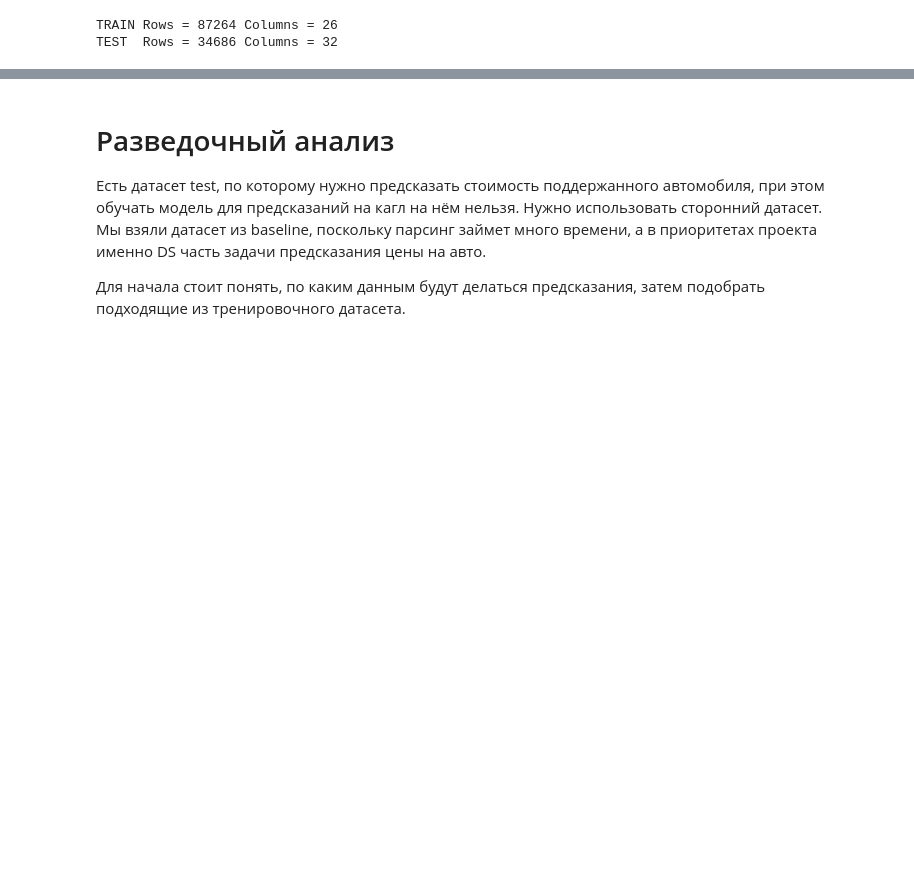
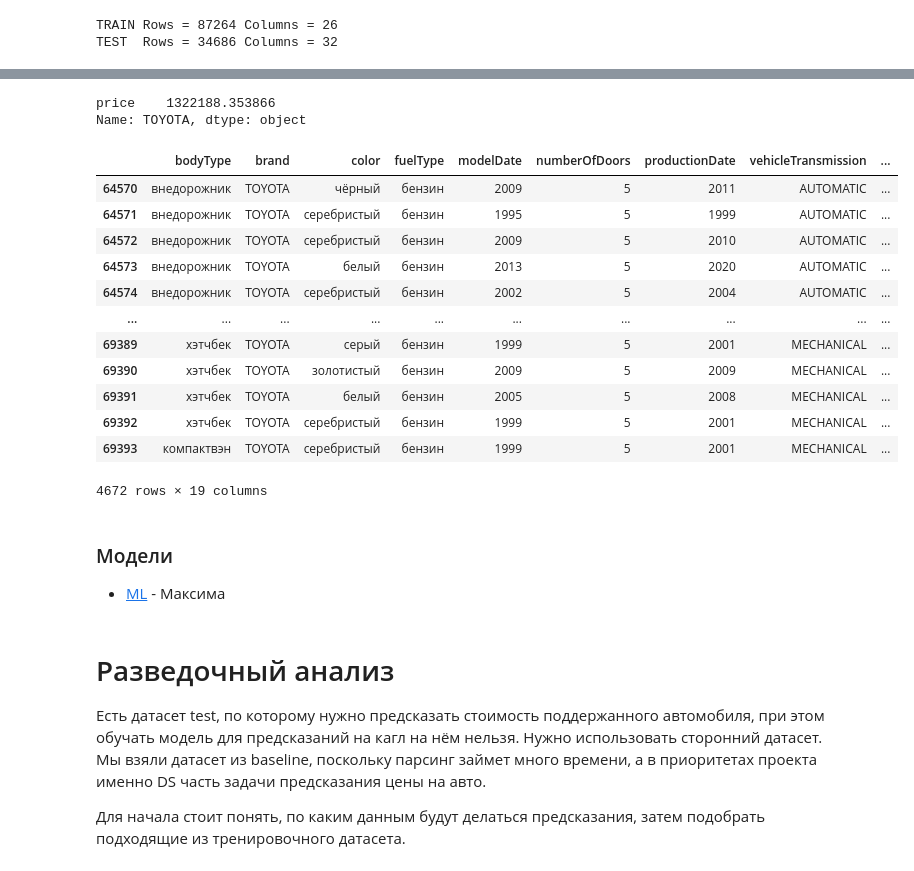
Before and after one commit to Sly-Dog/auto_pricing, a Jupyter notebook: primary_notebook.ipynb, the cells around one changed output, grey strips where cells are left out. Cells and saved outputs as stored; diff of their text form; code cells hidden in the pictures; blank space fills up the shorter version.

```diff
--- a/primary_notebook.ipynb
+++ b/primary_notebook.ipynb
@@ -322,0 +89,3 @@ Stored 'y' (Series)
+# %%
+'''Сделаю обозначения моделей авто в трейне и тесете одинаковыми'''
+train_mod.rename(columns = {'model' : 'model_name'}, inplace = True)
@@ -322,0 +415,5 @@ Stored 'y' (Series)
+# %%
+grouped_df.loc['TOYOTA'][grouped_df.loc['TOYOTA'].index == 'price']
+# %% [output]
+price    1322188.353866
+Name: TOYOTA, dtype: object
@@ -322,0 +422,16 @@ Stored 'y' (Series)
+# %%
+train_mod[train_mod.brand=="TOYOTA"]
+# %% [output]
+|  | bodyType | brand | color | fuelType | modelDate | numberOfDoors | productionDate | vehicleTransmission | ... |
+| 64570 | внедорожник | TOYOTA | чёрный | бензин | 2009 | 5 | 2011 | AUTOMATIC | ... |
+| 64571 | внедорожник | TOYOTA | серебристый | бензин | 1995 | 5 | 1999 | AUTOMATIC | ... |
+| 64572 | внедорожник | TOYOTA | серебристый | бензин | 2009 | 5 | 2010 | AUTOMATIC | ... |
+| 64573 | внедорожник | TOYOTA | белый | бензин | 2013 | 5 | 2020 | AUTOMATIC | ... |
+| 64574 | внедорожник | TOYOTA | серебристый | бензин | 2002 | 5 | 2004 | AUTOMATIC | ... |
+| ... | ... | ... | ... | ... | ... | ... | ... | ... | ... |
+| 69389 | хэтчбек | TOYOTA | серый | бензин | 1999 | 5 | 2001 | MECHANICAL | ... |
+| 69390 | хэтчбек | TOYOTA | золотистый | бензин | 2009 | 5 | 2009 | MECHANICAL | ... |
+| 69391 | хэтчбек | TOYOTA | белый | бензин | 2005 | 5 | 2008 | MECHANICAL | ... |
+| 69392 | хэтчбек | TOYOTA | серебристый | бензин | 1999 | 5 | 2001 | MECHANICAL | ... |
+| 69393 | компактвэн | TOYOTA | серебристый | бензин | 1999 | 5 | 2001 | MECHANICAL | ... |
+4672 rows × 19 columns
@@ -323,3 +442,6 @@ Stored 'y' (Series)
+# %% [markdown]
+### Модели
+- [ML](./secondary_notebooks/ML.ipynb) - Максима
 # %% [markdown]
 # Разведочный анализ
 
```
Also changed, not shown: parts of 67 cells of this notebook.
